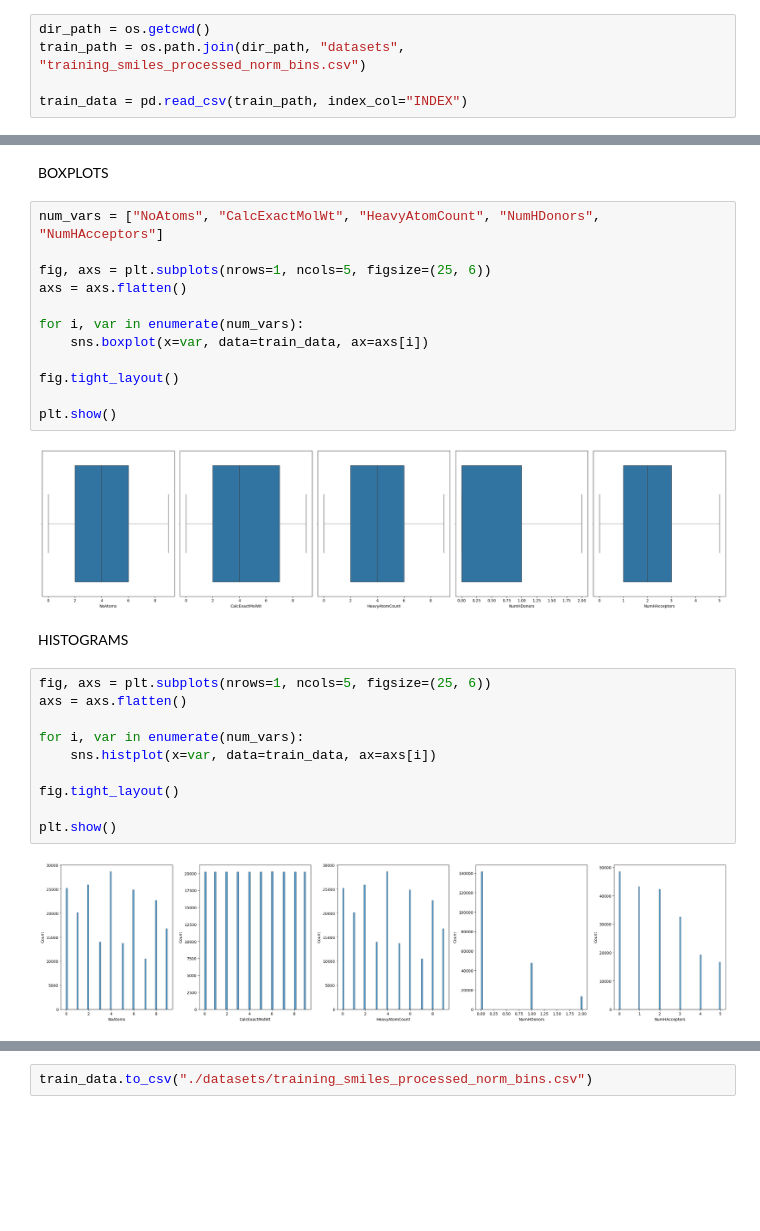
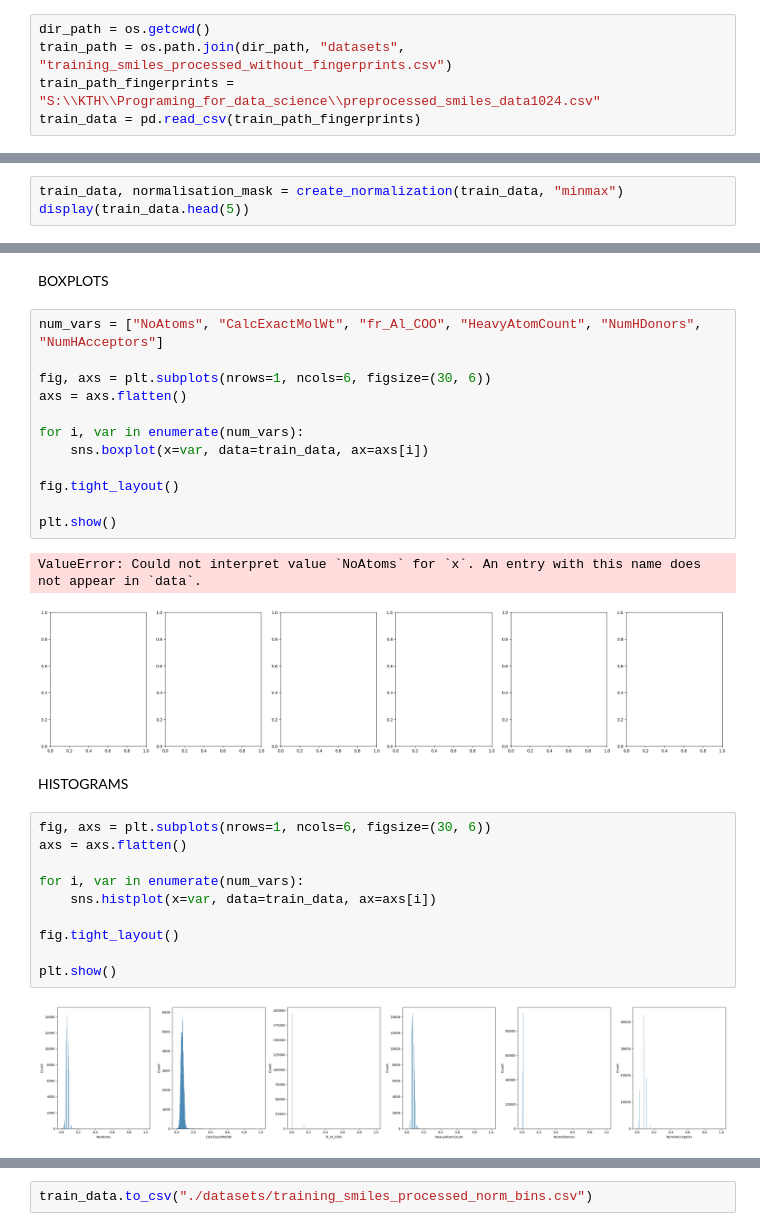
Before and after one commit to shoshano/Programing_for_data_science, a Jupyter notebook: Assignment4/eda_preprocesed_data.ipynb, the cells around one changed output, grey strips where cells are left out. Cells and saved outputs as stored; diff of their text form; blank space fills up the shorter version.

Commit message:
new data + predistions

```diff
--- a/Assignment4/eda_preprocesed_data.ipynb
+++ b/Assignment4/eda_preprocesed_data.ipynb
@@ -26,9 +27,9 @@ from imblearn.over_sampling import ADASYN
 ### Load data
 # %%
 dir_path = os.getcwd()
-train_path = os.path.join(dir_path, "datasets", "training_smiles_processed_norm_bins.csv")
-
-train_data = pd.read_csv(train_path, index_col="INDEX")
+train_path = os.path.join(dir_path, "datasets", "training_smiles_processed_without_fingerprints.csv")
+train_path_fingerprints = "S:\\KTH\\Programing_for_data_science\\preprocessed_smiles_data1024.csv"
+train_data = pd.read_csv(train_path_fingerprints)
 # %% [markdown]
 ## EDA
 # %% [markdown]
@@ -85,0 +86,3 @@ train_data.head(5)
+# %%
+train_data, normalisation_mask = create_normalization(train_data, "minmax")
+display(train_data.head(5))
@@ -86,23 +98,24 @@ train_data.head(5)
 # %% [markdown]
 BOXPLOTS
 # %%
-num_vars = ["NoAtoms", "CalcExactMolWt", "HeavyAtomCount", "NumHDonors", "NumHAcceptors"]
+num_vars = ["NoAtoms", "CalcExactMolWt", "fr_Al_COO", "HeavyAtomCount", "NumHDonors", "NumHAcceptors"]
 
-fig, axs = plt.subplots(nrows=1, ncols=5, figsize=(25, 6))
+fig, axs = plt.subplots(nrows=1, ncols=6, figsize=(30, 6))
 axs = axs.flatten()
 
 for i, var in enumerate(num_vars):
     sns.boxplot(x=var, data=train_data, ax=axs[i])
 
 fig.tight_layout()
 
 plt.show()
 # %% [output]
+ValueError: Could not interpret value `NoAtoms` for `x`. An entry with this name does not appear in `data`.
-[figure, old version]
+[figure, new version]
 # %% [markdown]
 HISTOGRAMS
 # %%
-fig, axs = plt.subplots(nrows=1, ncols=5, figsize=(25, 6))
+fig, axs = plt.subplots(nrows=1, ncols=6, figsize=(30, 6))
 axs = axs.flatten()
 
 for i, var in enumerate(num_vars):
@@ -112,6 +125,6 @@ fig.tight_layout()
 
 plt.show()
 # %% [output]
-[figure, old version]
+[figure, new version]
 # %%
 # Select only numeric columns for correlation
```
Also changed, not shown: parts of 12 cells of this notebook, 8 other files.
